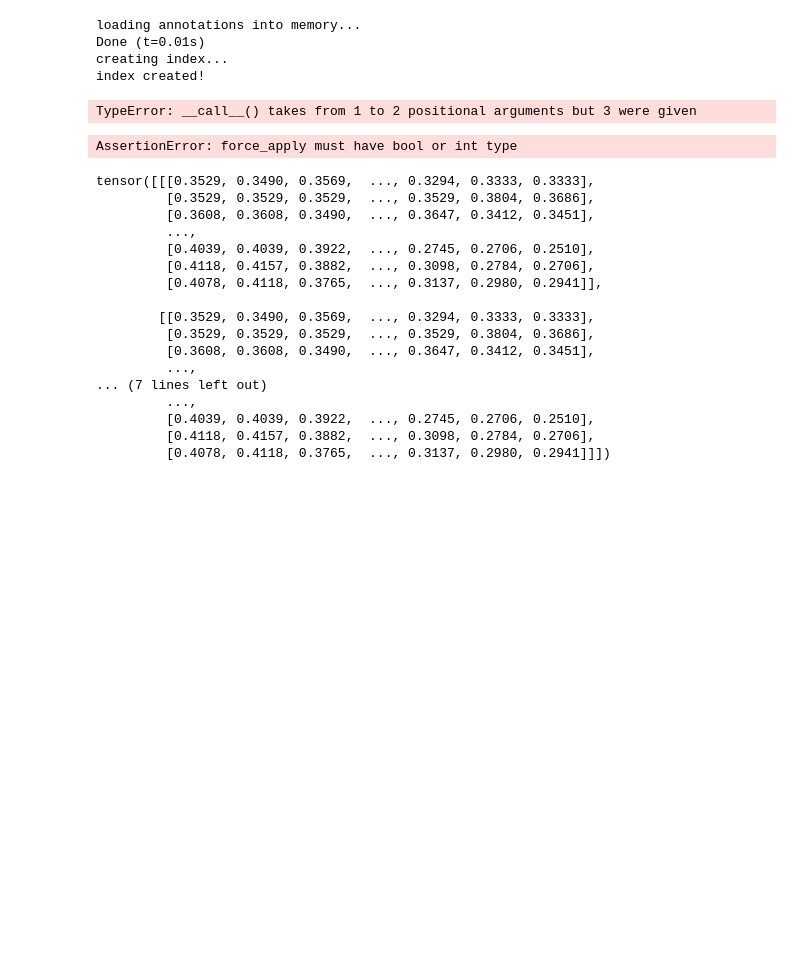
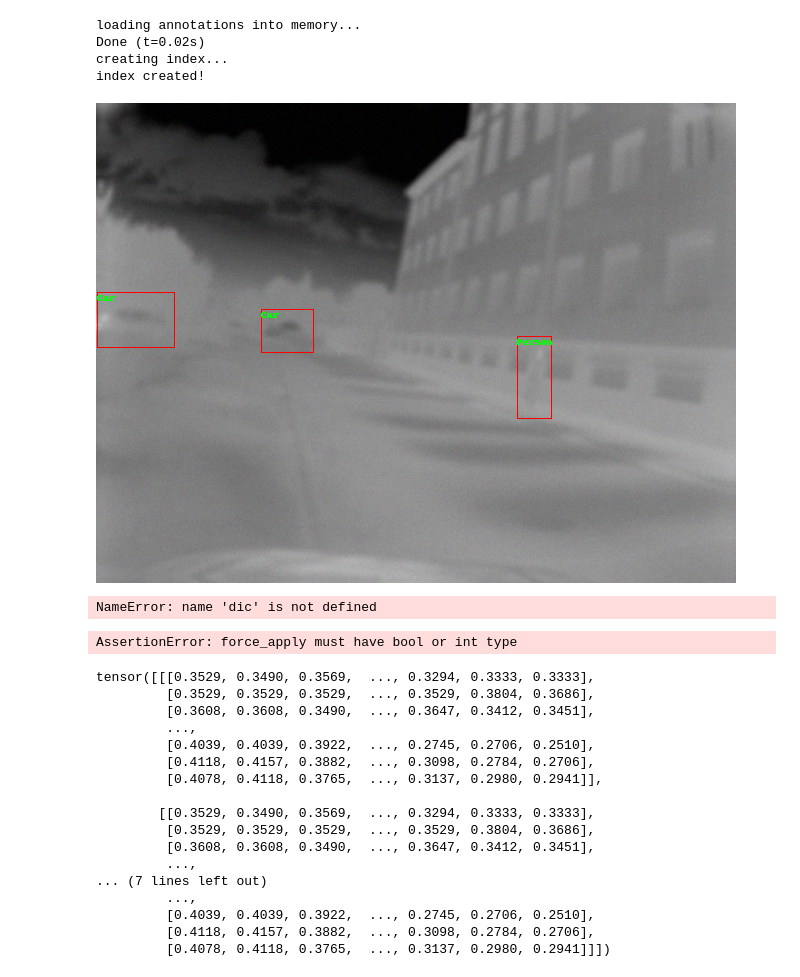
Before and after one commit to AndreevP/irdec, a Jupyter notebook: main.ipynb, the cells around one changed output. Saved outputs shown, nothing was run; the diff lists cells and outputs as text; code cells hidden in the pictures; blank space fills up the shorter version.

```diff
--- a/main.ipynb
+++ b/main.ipynb
@@ -20,14 +46,20 @@ def get_aug(min_area=0., min_visibility=0., train = True):
 # %%
 train = CocoDetection_(root = "images",
                        annFile = "train.json",
-                       transforms=get_aug([HorizontalFlip()]))
-train[0]
+                       transforms=get_aug())
 # %% [output]
 loading annotations into memory...
-Done (t=0.01s)
+Done (t=0.02s)
 creating index...
 index created!
-TypeError: __call__() takes from 1 to 2 positional arguments but 3 were given
+# %%
+visualize_boxes(train[0])
+# %% [output]
+[figure, added]
+# %%
+rows, cols = dic["image"].shape[:2]
+# %% [output]
+NameError: name 'dic' is not defined
 # %%
 from torchvision.transforms import ToTensor
 get_aug([HorizontalFlip()])(ToTensor()(train[0][0]).numpy())
```
Also changed, not shown: parts of 1 cell of this notebook, 1 other file.
